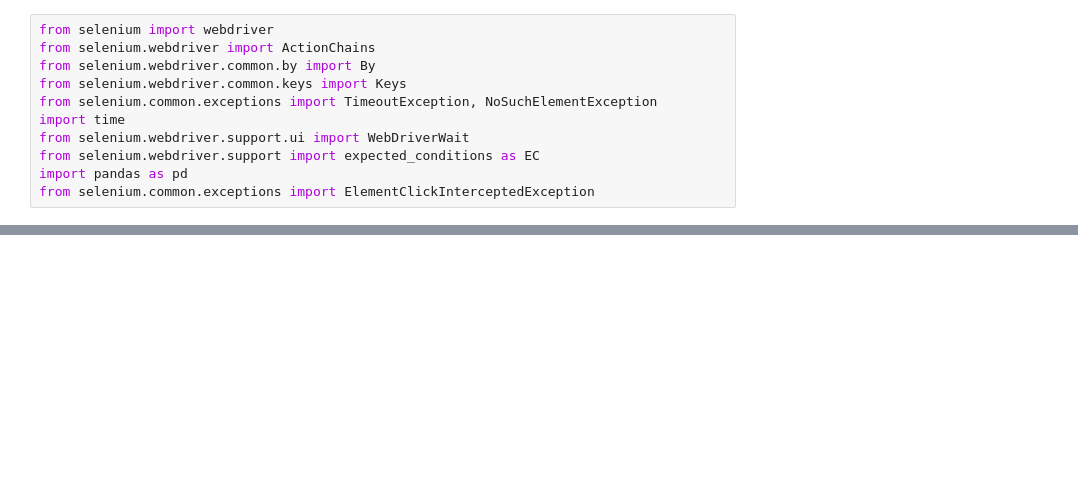
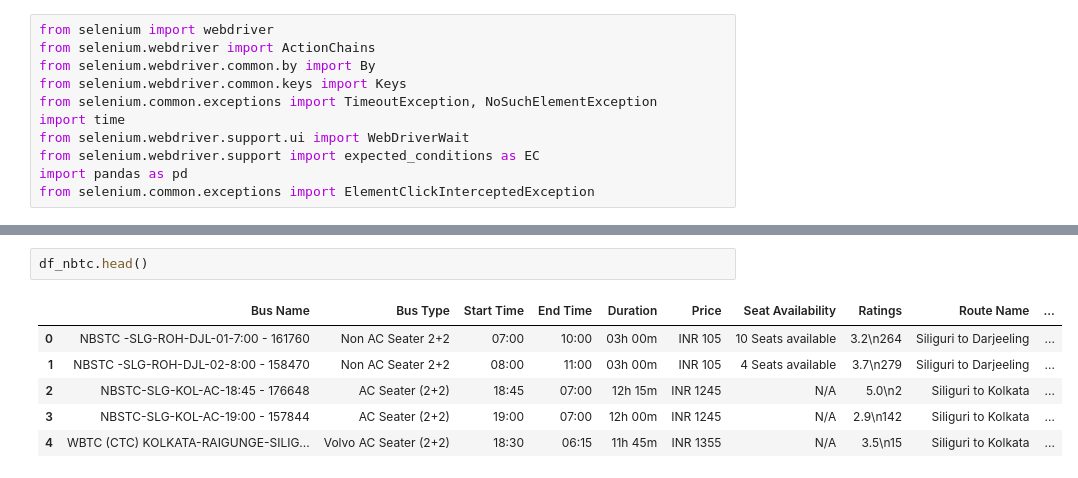
Before and after one commit to JosephSteve98/REDBUS, a Jupyter notebook: Businfo.ipynb, the cells around one changed output, grey strips where cells are left out. Saved outputs shown, nothing was run; the diff lists cells and outputs as text; blank space fills up the shorter version.

```diff
--- a/Businfo.ipynb
+++ b/Businfo.ipynb
@@ -1536,0 +1795,9 @@ print(df_buses_NBengal)
+# %%
+df_nbtc.head()
+# %% [output]
+|  | Bus Name | Bus Type | Start Time | End Time | Duration | Price | Seat Availability | Ratings | Route Name | ... |
+| 0 | NBSTC -SLG-ROH-DJL-01-7:00 - 161760 | Non AC Seater 2+2 | 07:00 | 10:00 | 03h 00m | INR 105 | 10 Seats available | 3.2\n264 | Siliguri to Darjeeling | ... |
+| 1 | NBSTC -SLG-ROH-DJL-02-8:00 - 158470 | Non AC Seater 2+2 | 08:00 | 11:00 | 03h 00m | INR 105 | 4 Seats available | 3.7\n279 | Siliguri to Darjeeling | ... |
+| 2 | NBSTC-SLG-KOL-AC-18:45 - 176648 | AC Seater (2+2) | 18:45 | 07:00 | 12h 15m | INR 1245 | N/A | 5.0\n2 | Siliguri to Kolkata | ... |
+| 3 | NBSTC-SLG-KOL-AC-19:00 - 157844 | AC Seater (2+2) | 19:00 | 07:00 | 12h 00m | INR 1245 | N/A | 2.9\n142 | Siliguri to Kolkata | ... |
+| 4 | WBTC (CTC) KOLKATA-RAIGUNGE-SILIG... | Volvo AC Seater (2+2) | 18:30 | 06:15 | 11h 45m | INR 1355 | N/A | 3.5\n15 | Siliguri to Kolkata | ... |
```
Also changed, not shown: parts of 43 cells of this notebook, 19 other files.
